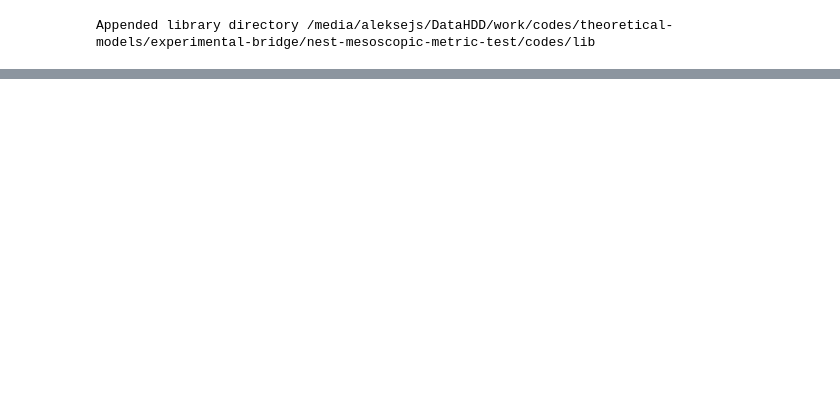
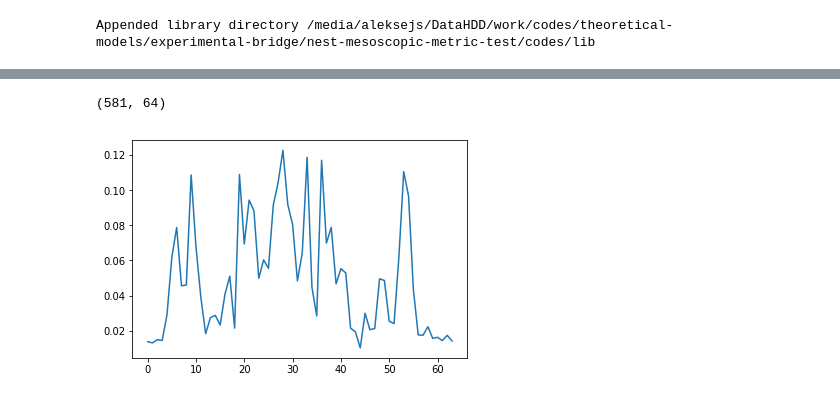
Before and after one commit to aleksejs-fomins/nest-mesoscopic-metric-test, a Jupyter notebook: codes/analysis_real/behaviour-analysis-template.ipynb, the cells around one changed output, grey strips where cells are left out. Saved outputs shown, nothing was run; the diff lists cells and outputs as text; code cells hidden in the pictures; blank space fills up the shorter version.

```diff
--- a/codes/analysis_real/behaviour-analysis-template.ipynb
+++ b/codes/analysis_real/behaviour-analysis-template.ipynb
@@ -34,0 +128,9 @@ aaa = matstruct2dict(f['licks'][0])['lick_vector'][0]
+# %%
+print(f['trials'].shape)
+
+plt.figure()
+plt.plot(f['trials'][0])
+plt.show()
+# %% [output]
+(581, 64)
+[figure, added]
```
Also changed, not shown: parts of 19 cells of this notebook, 1 other file.
